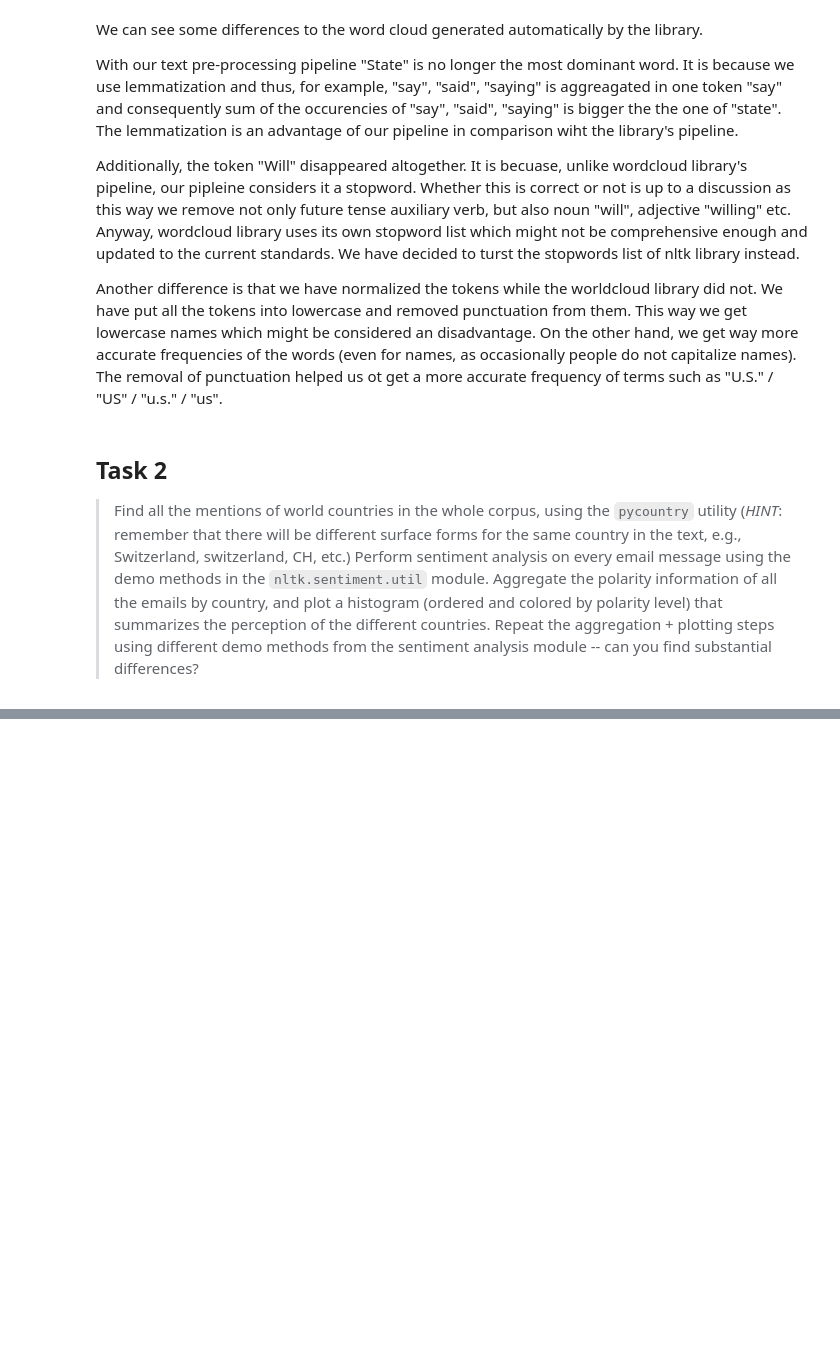
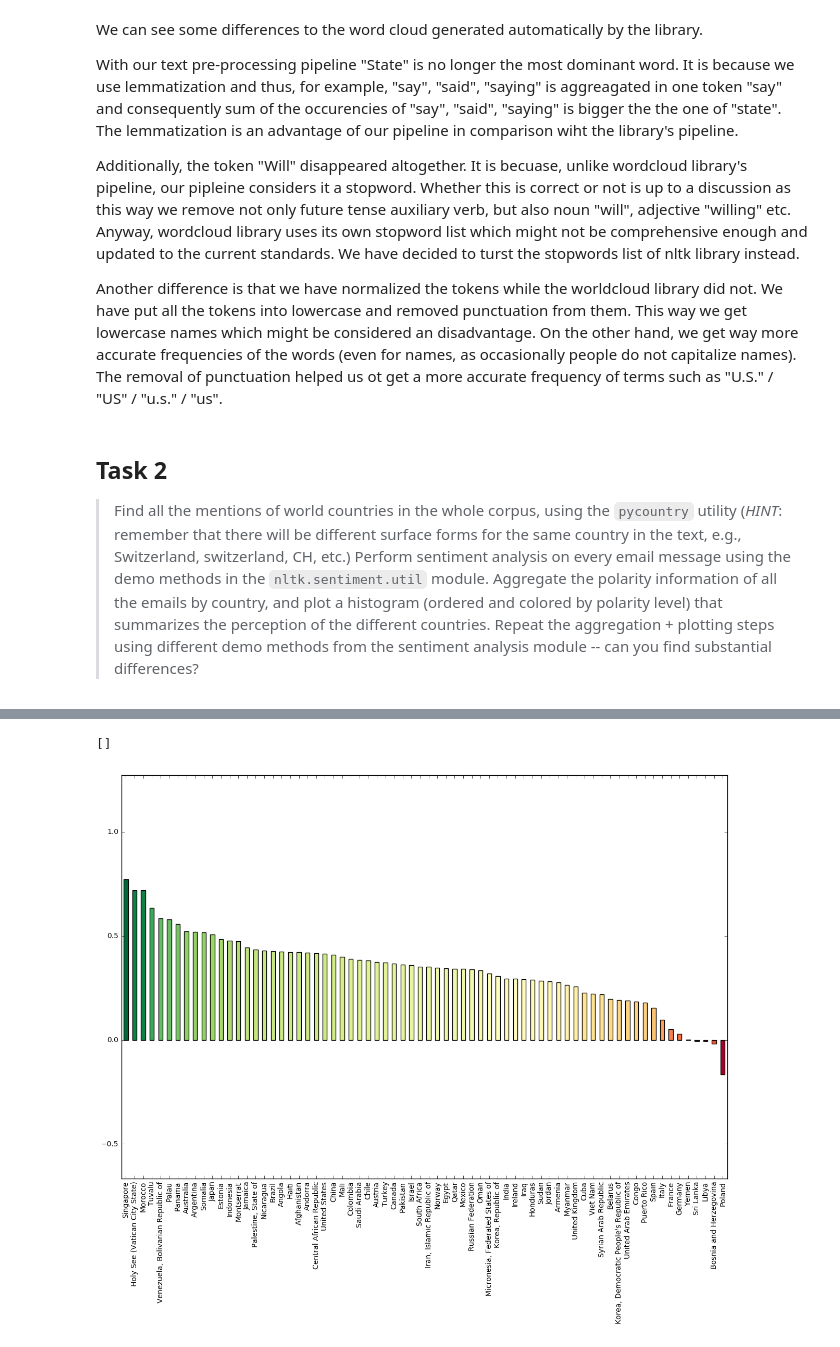
Before and after one commit to korcek-juraj/Homework, a Jupyter notebook: 05 - Taming Text/Taming Text.ipynb, the cells around one changed output, grey strips where cells are left out. Saved outputs shown, nothing was run; the diff lists cells and outputs as text; code cells hidden in the pictures; blank space fills up the shorter version.

```diff
--- a/05 - Taming Text/Taming Text.ipynb
+++ b/05 - Taming Text/Taming Text.ipynb
@@ -299,0 +769,5 @@ methods from the sentiment analysis module -- can you find substantial differenc
+# %%
+country_emails_dict = {country_id: df.groupby(df['countries_mentioned'].str.join(' ').str.contains(country_id).astype(str)).groups for country_id in improved_country_list}
+country_emails_dict = {country_id: groups.get('True', pd.Int64Index([])) for country_id, groups in country_emails_dict.items()}
+country_emails_dict = {country_id: email_list for country_id, email_list in country_emails_dict.items() if len(country_emails_dict[country_id]) > 10}
+take(10, country_emails_dict.items())
@@ -299,0 +792,4 @@ methods from the sentiment analysis module -- can you find substantial differenc
+# %%
+countries_df = pd.DataFrame.from_dict([country_emails_dict]).transpose()
+countries_df.columns = ['email_list', ]
+countries_df
@@ -299,0 +815,3 @@ methods from the sentiment analysis module -- can you find substantial differenc
+# %%
+countries_df = countries_df.merge(countries_df.email_list.apply(lambda val: df[['sentiment_liu_hu_lexicon', 'sentiment_vader_float']].loc[val].sum()), left_index=True, right_index=True)
+countries_df
@@ -299,0 +837,4 @@ methods from the sentiment analysis module -- can you find substantial differenc
+# %%
+countries_df['sentiment_vader_float_norm'] = 0.0
+countries_df['sentiment_vader_float_norm'] = countries_df.apply(lambda row: row['sentiment_vader_float'] / len(row['email_list']), axis=1)
+countries_df['sentiment_vader_float_norm']
@@ -299,0 +859,13 @@ methods from the sentiment analysis module -- can you find substantial differenc
+# %%
+matplotlib.rcParams['figure.figsize'] = (15.0, 10.0)
+temp_df = countries_df['sentiment_vader_float_norm'].sort_values(ascending=False, inplace=False)
+x_labels = [improved_country_list[index][2] for index in list(temp_df.index)]
+cmap = matplotlib.cm.get_cmap('RdYlGn')
+# colors = [cmap(np.log2(31 * val + 1) / 5) for val in list((temp_df - temp_df.min()) / (temp_df.max() - temp_df.min()))]
+colors = [cmap(val) for val in list((temp_df - temp_df.min()) / (temp_df.max() - temp_df.min()))]
+ax = temp_df.plot(kind='bar', color=colors, ylim=(temp_df.min() - 0.5, temp_df.max() + 0.5))
+ax.set_xticklabels(x_labels)
+ax.plot()
+# %% [output]
+[]
+[figure, added]
```
Also changed, not shown: parts of 20 cells of this notebook.
